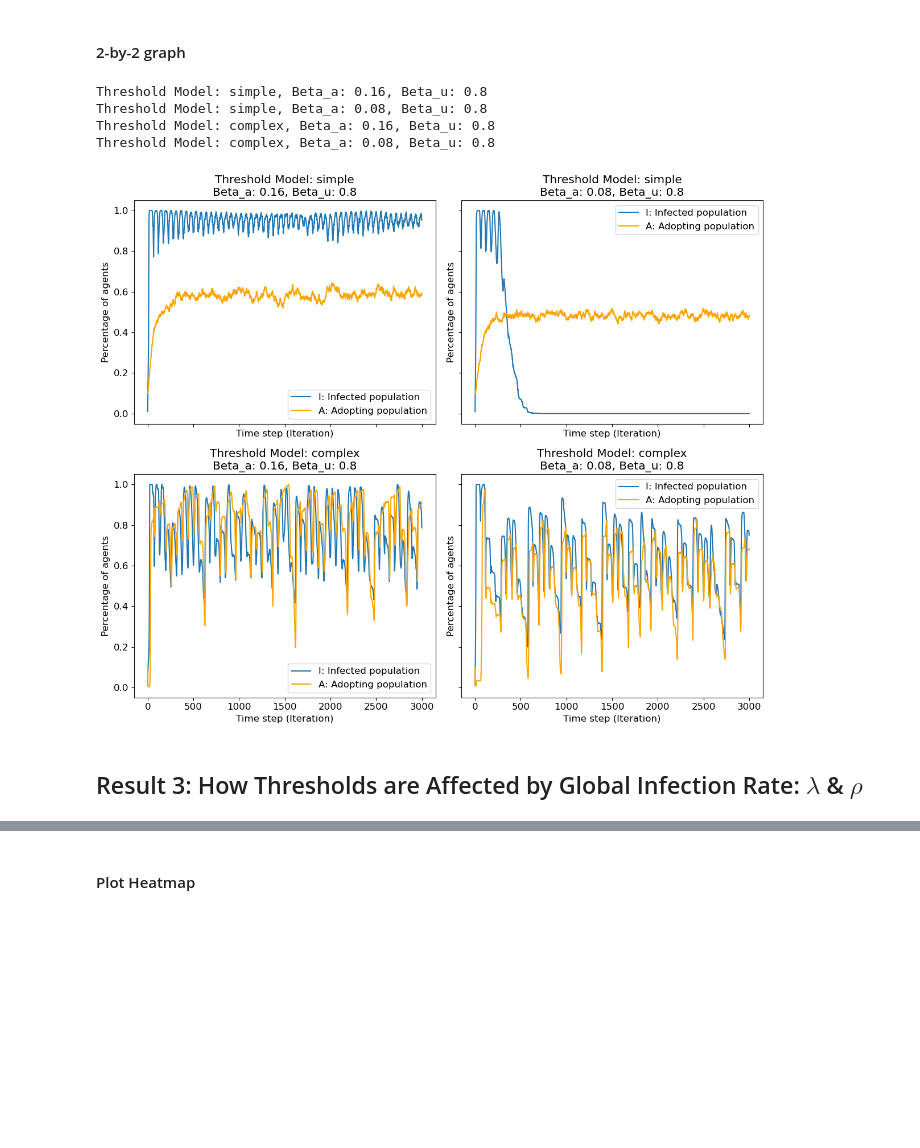
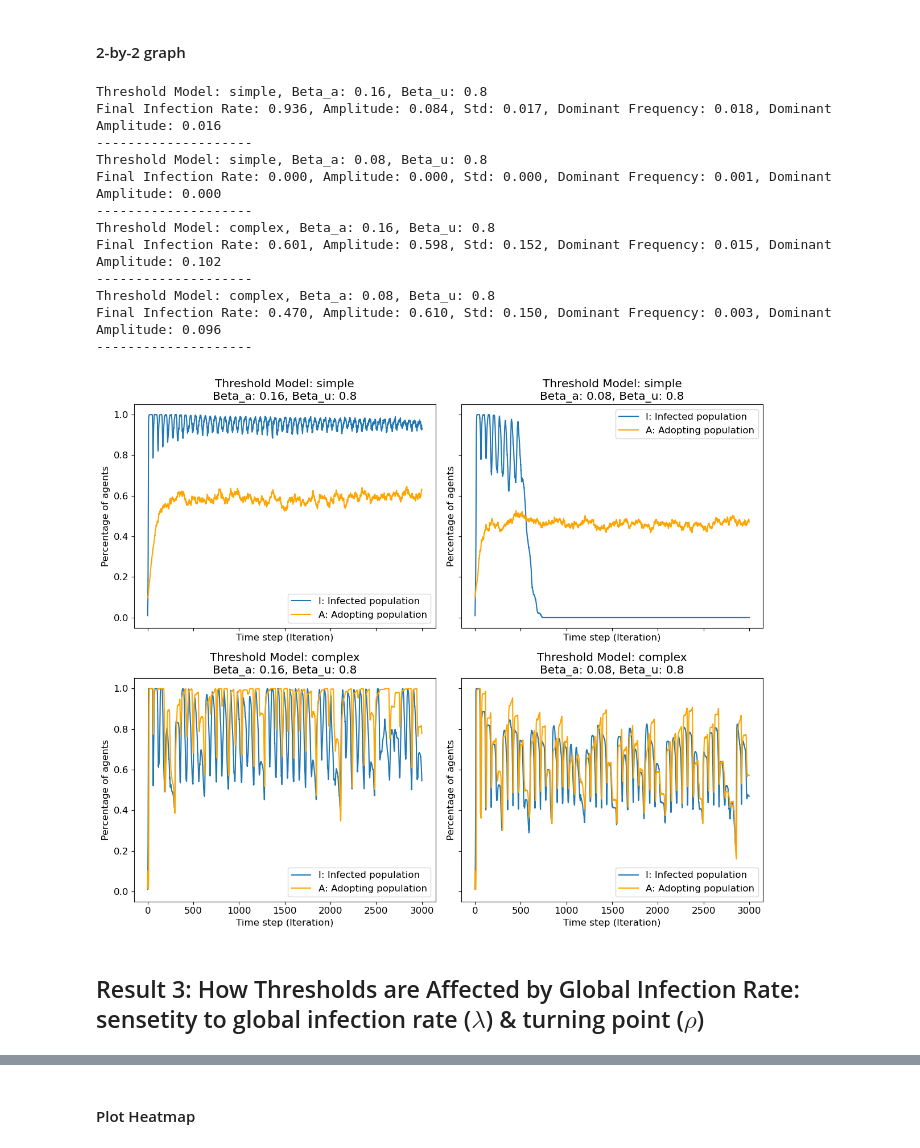
Before and after one commit to shengfuw/Epidemic-Behavior-Interaction-Model, a Jupyter notebook: main.ipynb, the cells around one changed output, grey strips where cells are left out. Drawn from its saved outputs; the diff is of its cells as text; code cells hidden in the pictures; blank space fills up the shorter version.

```diff
--- a/main.ipynb
+++ b/main.ipynb
@@ -485,8 +495,8 @@ beta_u = 0.8 # transmission probability for unaware nodes
 beta_a = beta_u / 10 # transmission probability for aware nodes: 5 or 10 times smaller than beta_u
 alpha = 0.3 # recovery probability
 infection_period = 50 # number of time steps before a infected node can recover
-gamma = 0.8 # a susceptible individual will break each edge with an infected neighbor at a probability of gamma
-eta = 0.4 # when rewiring, the new link to a susceptible node at a distance of two is made with probability eta
+gamma = 0.7 # a susceptible individual will break each edge with an infected neighbor at a probability of gamma
+eta = 0.2 # when rewiring, the new link to a susceptible node at a distance of two is made with probability eta
 # %% [markdown]
 #### Simple contagion
 # %%
@@ -510,16 +535,18 @@ SISModel.plot_prevalence_trend()
 #### Complex contagion
 # %%
 random.seed(111)
-np.random.seed(123)
+np.random.seed(111)
 
-threshold_formula = "complex" # "complex" or "simple" contagion
-lambda_ = .7 # how the global infection rate affects the awareness threshold
+threshold_formula = "complex"
+lambda_ = .8 # how the global infection rate affects the awareness threshold
 rho = .5 # turning point of the awareness threshold
 
 SISModel = TwoLayerNetwork(N, k, a, b, beta_a, beta_u, alpha, infection_period, gamma, eta, threshold_formula, lambda_=lambda_, rho=rho, initial_infected_ratio=0.01, intial_aware_ratio=0.1)
 
 SISModel.run_simulation(time_steps, plot_network=False)
-y_complex = np.array(SISModel.infection_counts) / SISModel.N
+
+results = SISModel.get_statistics("infection")
+print(f"Final Infection Rate: {results[1]:.3f}, Amplitude: {results[2]:.3f}, Std: {results[3]:.3f}, Dominant Frequency: {results[4]:.3f}, Dominant Amplitude: {results[5]:.3f}")
 
 SISModel.plot_network("physical", component_num=1)
 SISModel.plot_prevalence_trend()
@@ -544,8 +572,9 @@ Clustering coefficient, Transitivity: 0.102978, 0.100312
 #### 2-by-2 graph
 # %%
 random.seed(111)
-np.random.seed(123)
+np.random.seed(111)
 
+# Set the parameters
 N = 1000 # number of nodes
 k = 5 # average degree
 time_steps = 3000
@@ -555,42 +584,56 @@ beta_u = 0.8 # transmission probability for unaware nodes
 # beta_a = . # transmission probability for aware nodes: 5 or 10 times smaller than beta_u
 alpha = 0.3 # recovery probability
 infection_period = 50 # number of time steps before a infected node can recover
-gamma = 0.8 # a susceptible individual will break each edge with an infected neighbor at a probability of gamma
-eta = 0.4 # when rewiring, the new link to a susceptible node at a distance of two is made with probability eta
+gamma = 0.7 # a susceptible individual will break each edge with an infected neighbor at a probability of gamma
+eta = 0.2 # when rewiring, the new link to a susceptible node at a distance of two is made with probability eta
 
 psi = 0.01 # transmission probability for unaware nodes (only for the simple contagion)
-lambda_ = .7 # how the global infection rate affects the awareness threshold (only for the complex contagion)
+lambda_ = .8 # how the global infection rate affects the awareness threshold (only for the complex contagion)
 rho = .5 # turning point of the awareness threshold (only for the complex contagion)
 
 # Plot configuration
 plt.rcParams.update({'font.size': 12})
 fig, axs = plt.subplots(2, 2, figsize=(12, 10), sharex=True, sharey=True)
 axs = axs.flatten()
 
 # Iterate over threshold formulas and beta_a values
 axs_idx = 0
 for threshold_formula in ["simple", "complex"]:
     for beta_a in [beta_u/5, beta_u/10]:
         print(f"Threshold Model: {threshold_formula}, Beta_a: {beta_a}, Beta_u: {beta_u}")
 
         # 1. Initialize the TwoLayerNetwork model with the given parameters
         SISModel = TwoLayerNetwork(N, k, a, b, beta_a, beta_u, alpha, infection_period, gamma, eta, threshold_formula, psi=psi, lambda_=lambda_, rho=rho, initial_infected_ratio=0.01, intial_aware_ratio=0.1)
 
         # 2. Run the simulation
         SISModel.run_simulation(time_steps, print_info=False, plot_network=False)
 
         # 3. Plot the prevalence trend on the current subplot
         SISModel.plot_prevalence_trend(ax=axs[axs_idx])
         axs[axs_idx].set_title(f"Threshold Model: {threshold_formula}\nBeta_a: {beta_a}, Beta_u: {beta_u}")
         axs_idx += 1
 
+        # 4. Print the statistics
+        results = SISModel.get_statistics("infection")
+        print(f"Final Infection Rate: {results[1]:.3f}, Amplitude: {results[2]:.3f}, Std: {results[3]:.3f}, Dominant Frequency: {results[4]:.3f}, Dominant Amplitude: {results[5]:.3f}")
+        print('-'*20)
+
 plt.tight_layout()
 plt.show()
+fig.savefig("../figures/simple_vs_complex.png", dpi=300)
 # %% [output]
 Threshold Model: simple, Beta_a: 0.16, Beta_u: 0.8
+Final Infection Rate: 0.936, Amplitude: 0.084, Std: 0.017, Dominant Frequency: 0.018, Dominant Amplitude: 0.016
+--------------------
 Threshold Model: simple, Beta_a: 0.08, Beta_u: 0.8
+Final Infection Rate: 0.000, Amplitude: 0.000, Std: 0.000, Dominant Frequency: 0.001, Dominant Amplitude: 0.000
+--------------------
 Threshold Model: complex, Beta_a: 0.16, Beta_u: 0.8
+Final Infection Rate: 0.601, Amplitude: 0.598, Std: 0.152, Dominant Frequency: 0.015, Dominant Amplitude: 0.102
+--------------------
 Threshold Model: complex, Beta_a: 0.08, Beta_u: 0.8
+Final Infection Rate: 0.470, Amplitude: 0.610, Std: 0.150, Dominant Frequency: 0.003, Dominant Amplitude: 0.096
+--------------------
-[figure, old version]
+[figure, new version]
 # %% [markdown]
-## Result 3: How Thresholds are Affected by Global Infection Rate: $\lambda$ & $\rho$
+## Result 3: How Thresholds are Affected by Global Infection Rate: sensetity to global infection rate ($\lambda$) & turning point ($\rho$)
```
Also changed, not shown: parts of 19 cells of this notebook.
